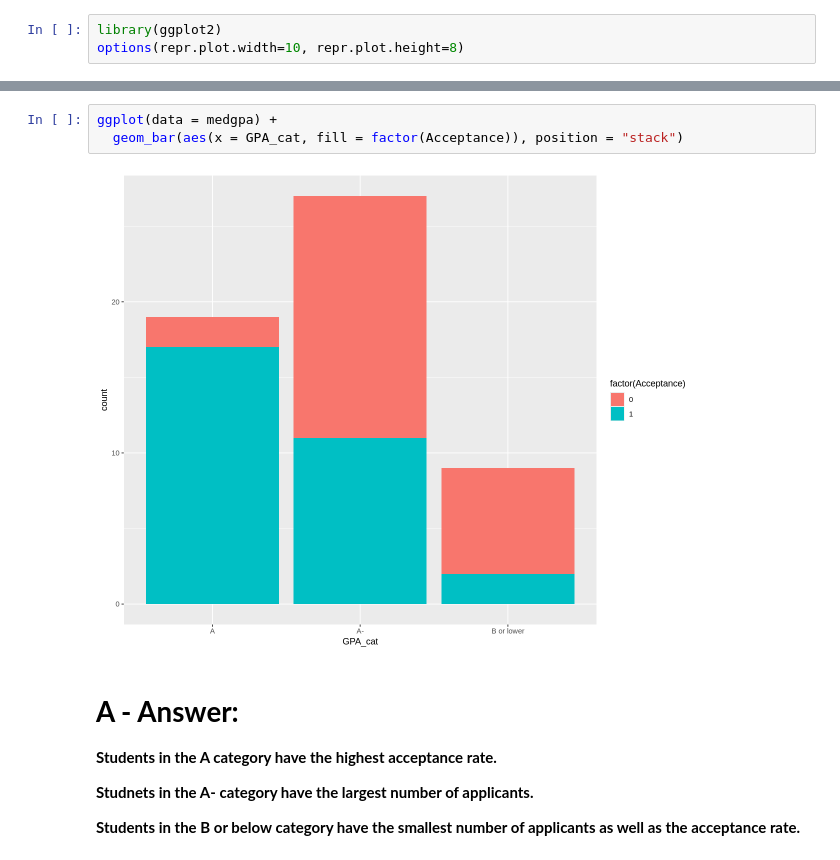
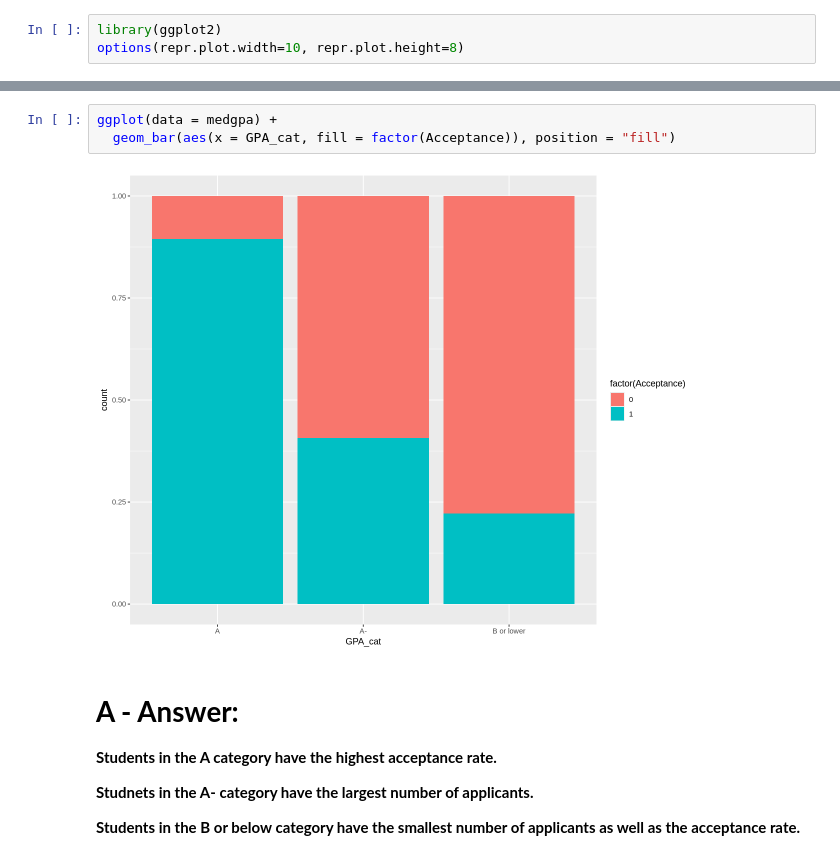
Before and after one commit to ShoSato-047/STAT380, a Jupyter notebook: ShoSato_HW3_(2025)_model_likelihoods_and_simple_logistic.ipynb, the cells around one changed output, grey strips where cells are left out. Saved outputs shown, nothing was run; the diff lists cells and outputs as text.

```diff
--- a/ShoSato_HW3_(2025)_model_likelihoods_and_simple_logistic.ipynb
+++ b/ShoSato_HW3_(2025)_model_likelihoods_and_simple_logistic.ipynb
@@ -650,8 +686,8 @@ options(repr.plot.width=10, repr.plot.height=8)
 # %%
 ggplot(data = medgpa) +
-  geom_bar(aes(x = GPA_cat, fill = factor(Acceptance)), position = "stack")
+  geom_bar(aes(x = GPA_cat, fill = factor(Acceptance)), position = "fill")
 # %% [output]
-[figure, old version]
+[figure, new version]
 # %% [markdown]
 # **A - Answer:**
 **Students in the A category have the highest acceptance rate.**
```
Also changed, not shown: parts of 26 cells of this notebook.
